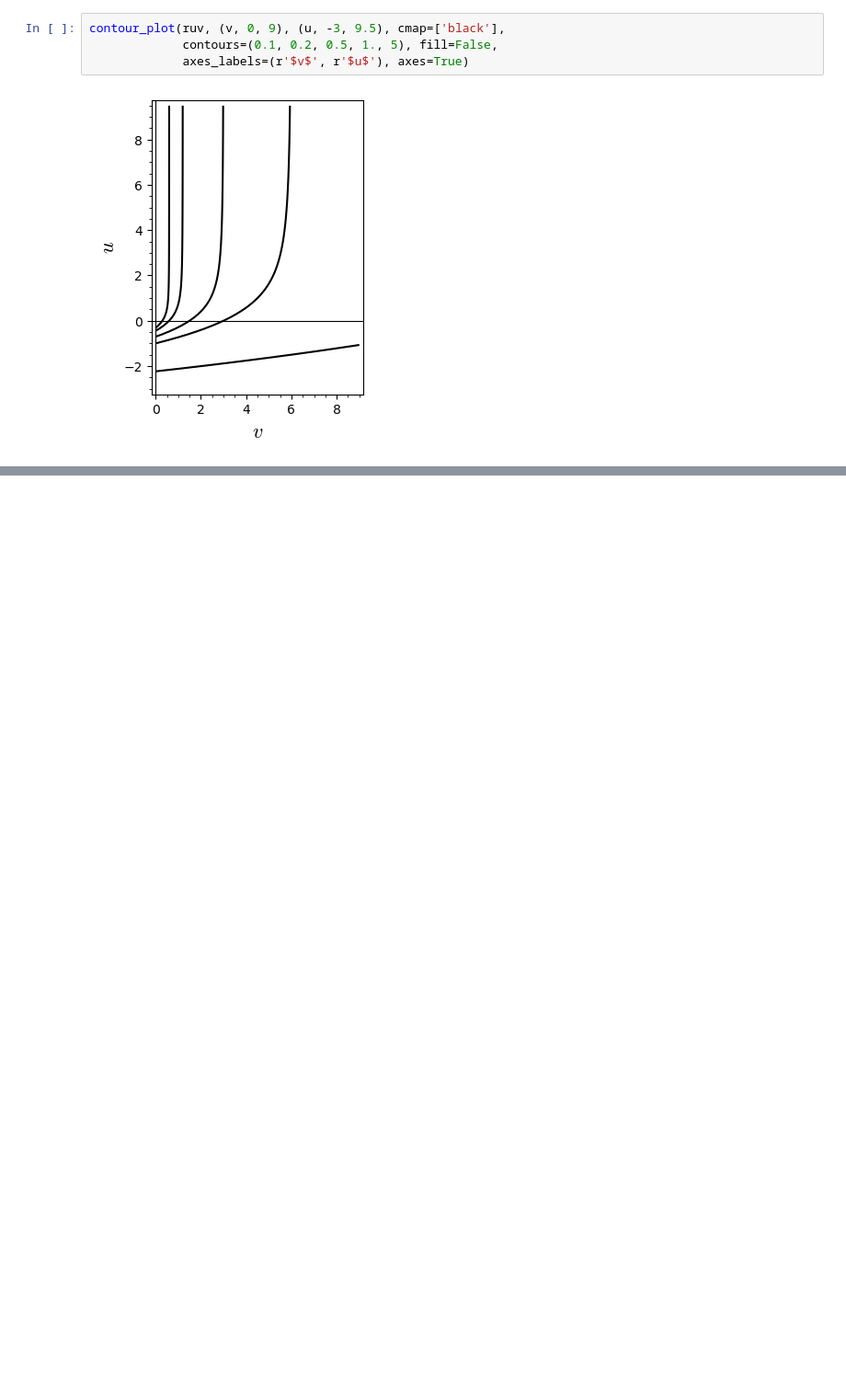
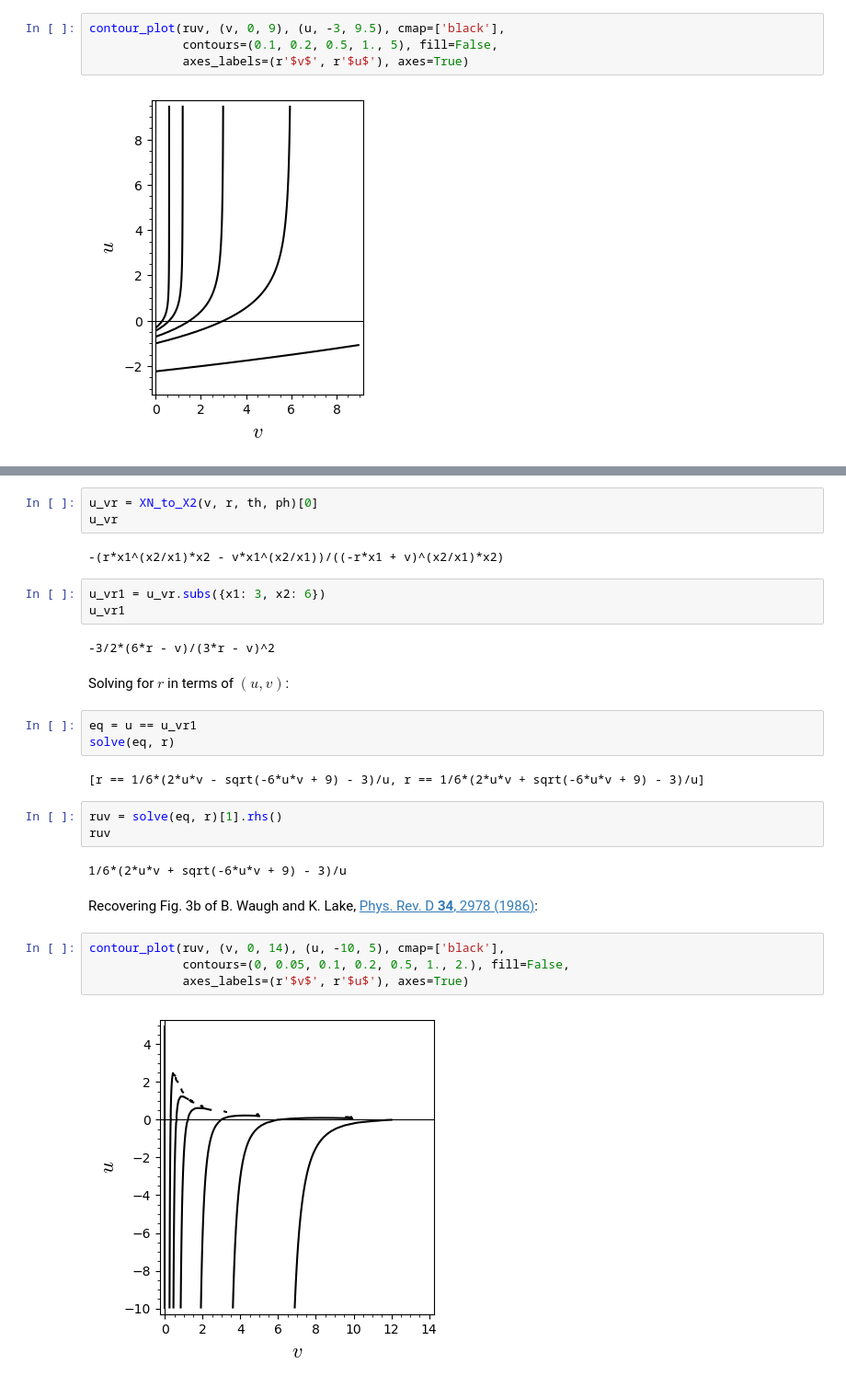
Before and after one commit to egourgoulhon/BHLectures, a Jupyter notebook: sage/Vaidya_nk_sing.ipynb, the cells around one changed output, grey strips where cells are left out. Shown at 92% size. Cells and saved outputs as stored; diff of their text form; blank space fills up the shorter version.

```diff
--- a/sage/Vaidya_nk_sing.ipynb
+++ b/sage/Vaidya_nk_sing.ipynb
@@ -162,0 +235,30 @@ contour_plot(ruv, (v, 0, 9), (u, -3, 9.5), cmap=['black'],
+# %%
+u_vr = XN_to_X2(v, r, th, ph)[0]
+u_vr
+# %% [output]
+-(r*x1^(x2/x1)*x2 - v*x1^(x2/x1))/((-r*x1 + v)^(x2/x1)*x2)
+# %%
+u_vr1 = u_vr.subs({x1: 3, x2: 6})
+u_vr1
+# %% [output]
+-3/2*(6*r - v)/(3*r - v)^2
+# %% [markdown]
+Solving for $r$ in terms of $(u,v)$:
+# %%
+eq = u == u_vr1
+solve(eq, r)
+# %% [output]
+[r == 1/6*(2*u*v - sqrt(-6*u*v + 9) - 3)/u, r == 1/6*(2*u*v + sqrt(-6*u*v + 9) - 3)/u]
+# %%
+ruv = solve(eq, r)[1].rhs()
+ruv
+# %% [output]
+1/6*(2*u*v + sqrt(-6*u*v + 9) - 3)/u
+# %% [markdown]
+Recovering Fig. 3b of B. Waugh and K. Lake, [Phys. Rev. D **34**, 2978 (1986)](https://doi.org/10.1103/PhysRevD.34.2978):
+# %%
+contour_plot(ruv, (v, 0, 14), (u, -10, 5), cmap=['black'],
+             contours=(0, 0.05, 0.1, 0.2, 0.5, 1., 2.), fill=False,
+             axes_labels=(r'$v$', r'$u$'), axes=True)
+# %% [output]
+[figure, added]
```
Also changed, not shown: parts of 22 cells of this notebook.
